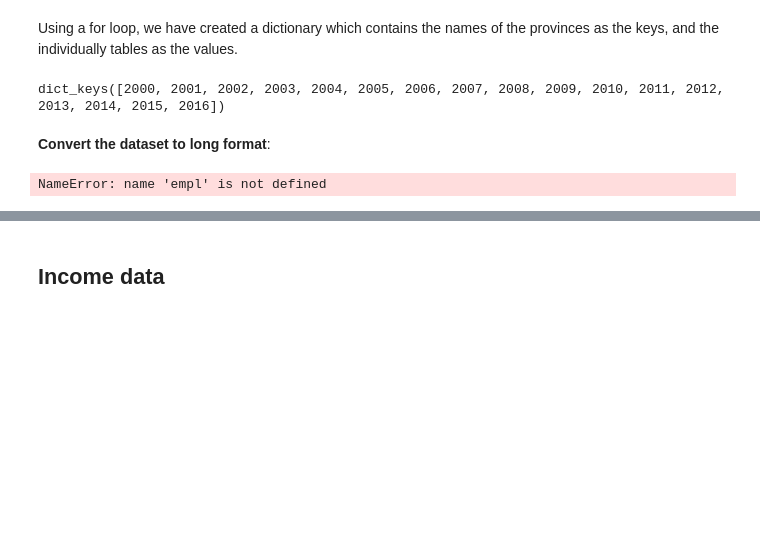
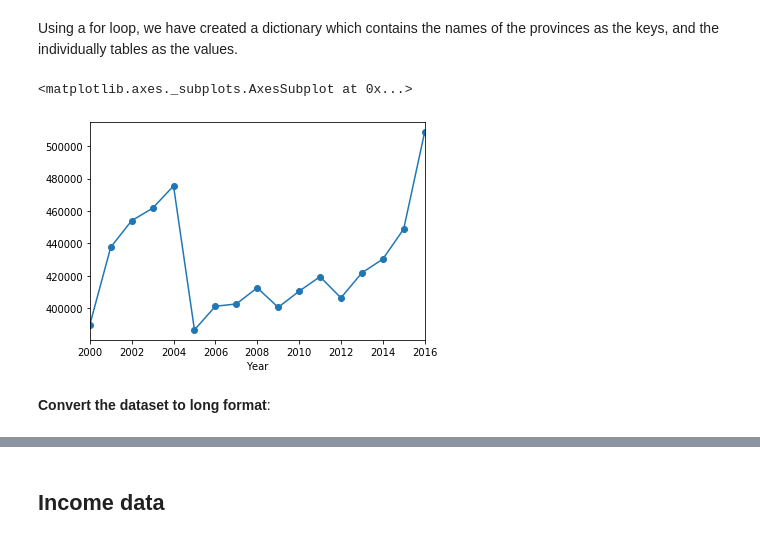
Before and after one commit to kzm266/projects-2020-group-60, a Jupyter notebook: dataproject/dataproject.ipynb, the cells around one changed output, grey strips where cells are left out. Saved outputs shown, nothing was run; the diff lists cells and outputs as text; code cells hidden in the pictures; blank space fills up the shorter version.

```diff
--- a/dataproject/dataproject.ipynb
+++ b/dataproject/dataproject.ipynb
@@ -63,20 +97,11 @@ dp.Final_table
 # %% [markdown]
 Using a for loop, we have created a dictionary which contains the names of the provinces as the keys, and the individually tables as the values.
-# %%
-dp.d.keys()
-# %% [output]
-dict_keys([2000, 2001, 2002, 2003, 2004, 2005, 2006, 2007, 2008, 2009, 2010, 2011, 2012, 2013, 2014, 2015, 2016])
+# %%
+fig = plt.figure()
+ax = fig.add_subplot(1,1,1)
+dp.Final_table.groupby('Year')['Average pension funds for currently working'].std().plot(ax=ax,style='-o')
+# %% [output]
+<matplotlib.axes._subplots.AxesSubplot at 0x...>
+[figure, added]
 # %% [markdown]
 **Convert the dataset to long format**:
-# %%
-# a. rename year columns
-mydict = {str(i):f'employment{i}' for i in range(2008,2018)}
-empl.rename(columns = mydict, inplace=True)
-
-# b. convert to long
-empl_long = pd.wide_to_long(empl, stubnames='employment', i='municipality', j='year').reset_index()
-
-# c. show
-empl_long.head()
-# %% [output]
-NameError: name 'empl' is not defined
```
Also changed, not shown: parts of 4 cells of this notebook, 1 other file.
